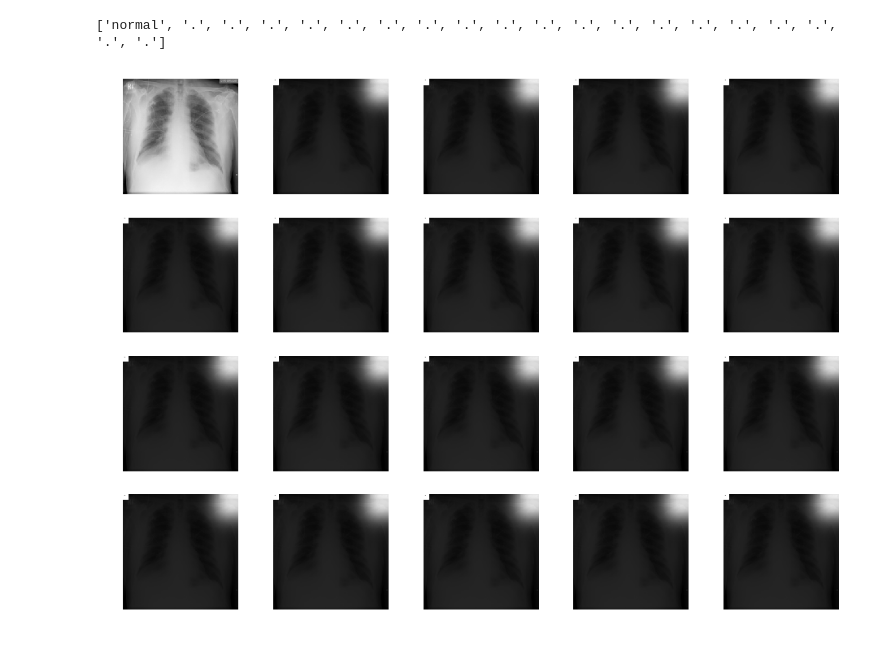
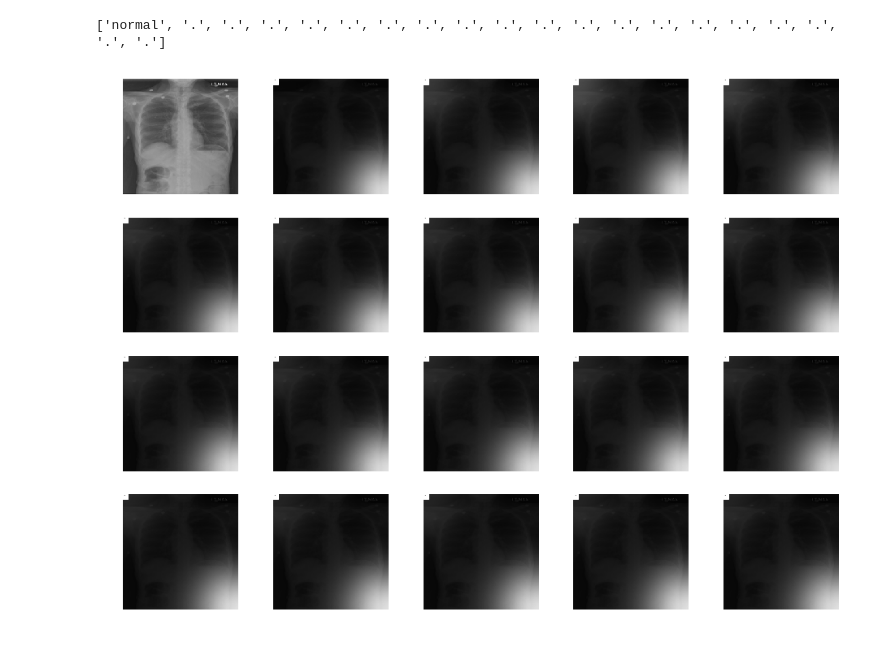
Before and after one commit to danenigma/Lung-Disease-Detection, a Jupyter notebook: visualize.ipynb, the cells around one changed output. Cells and saved outputs as stored; diff of their text form; code cells hidden in the pictures.

```diff
--- a/visualize.ipynb
+++ b/visualize.ipynb
@@ -67,13 +52,32 @@ Decoder(
   (att_w): Linear(in_features=512, out_features=1, bias=False)
 )
 # %%
+import data_loader_openi as dl
+def to_var(x, volatile=False):
+    if torch.cuda.is_available():
+        x = x.cuda()
+    return Variable(x, volatile=volatile)
+feature_path='data/feat_openi.pth'
+batch_size = 1
+shuffle = True
+num_workers = 2
+transform = get_transform()
+
+dataloader = dl.get_loader(vocab,
+                        feature_path= feature_path,
+                        batch_size = batch_size,
+                        shuffle=True,
+                        num_workers=num_workers,
+                        name='train',
+                        transform=transform)
 names = []
 captions = []
 alphas = []
-for i, (image, name) in enumerate(dataloader):
-    image = Variable(image).cuda()
-    fea = encoder(image)
-    fea = fea.view(fea.size(0), 512, 196).transpose(1, 2)
+for i, (features, targets, lengths) in enumerate(dataloader):
+    #image = Variable(image).cuda()
+    #fea = encoder(image)
+    #fea = fea.view(fea.size(0), 512, 196).transpose(1, 2)
+    fea = to_var(features).transpose(1,2)
     ids, weights = decoder.sample(fea)
     names.append(name)
     captions.append(ids)
@@ -81,12 +85,14 @@ for i, (image, name) in enumerate(dataloader):
     if (i+1)%20 == 0:
         break
 # %%
-idx = 16
+idx  = 19
 alps = torch.cat(alphas[idx][1:], 0)
+
 cap = decode_captions(captions[idx].data.cpu().view(1, -1), vocab.idx2word)[0]
 print(cap)
-attention_visualization(root, names[idx][0], cap, alps.data.cpu())
+root = 'data/images'
+attention_visualization(root, 'CXR1997_IM-0651-1001.png', cap, alps.data.cpu())
 idx += 1
 # %% [output]
 ['normal', '.', '.', '.', '.', '.', '.', '.', '.', '.', '.', '.', '.', '.', '.', '.', '.', '.', '.', '.']
-[figure, old version]
+[figure, new version]
```
Also changed, not shown: parts of 2 cells of this notebook, 5 other files.
